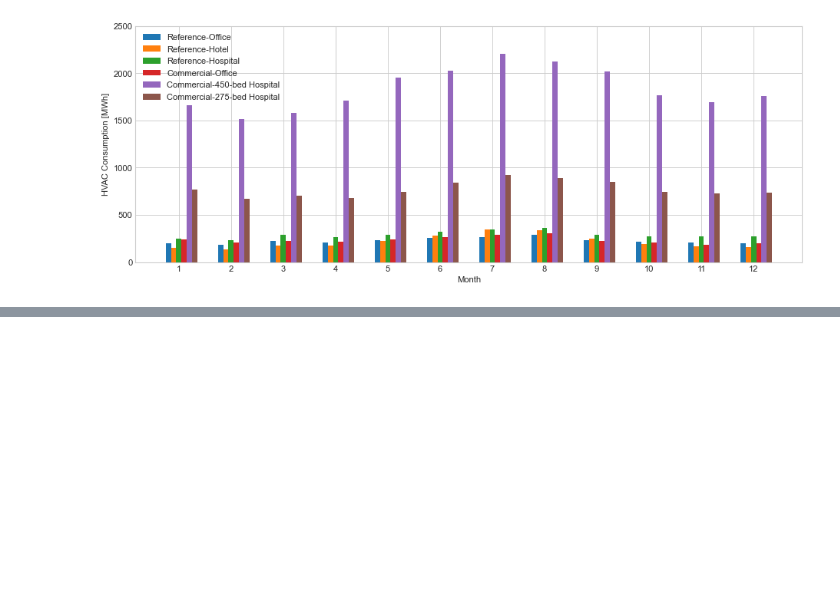
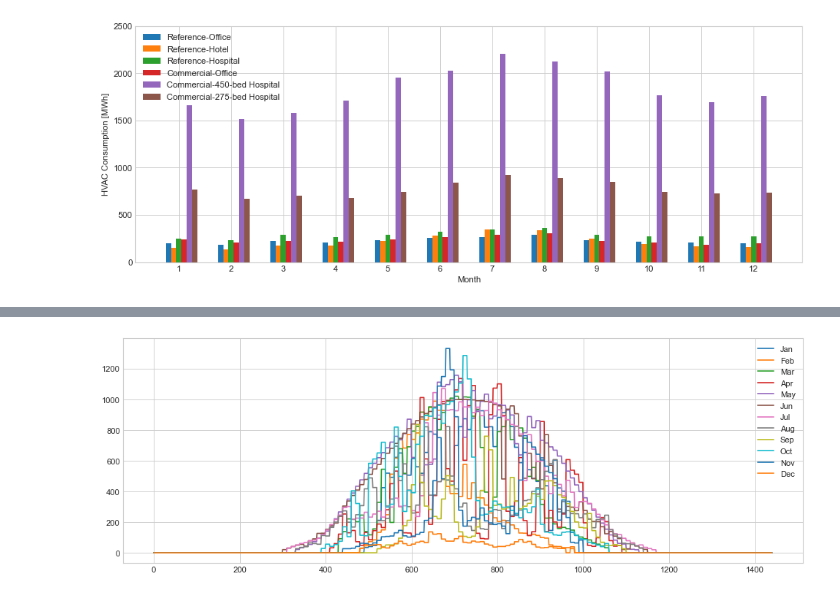
Before and after one commit to idloea/extended-open, a Jupyter notebook: notebooks/20230703-090301/analysis.ipynb, the cells around one changed output, grey strips where cells are left out. Drawn from its saved outputs; the diff is of its cells as text; code cells hidden in the pictures; blank space fills up the shorter version.

```diff
--- a/notebooks/20230703-090301/analysis.ipynb
+++ b/notebooks/20230703-090301/analysis.ipynb
@@ -844,0 +948,2 @@ for column in groupped_by_month_hvac_loads_df_in_megawatts.columns:
+# %%
+photovoltaic_generation_data_file_paths = [read_case_data_from_yaml_file(cases_file_path=cases_file_path, file_name=yaml_file)['photovoltaic_generation_data_file_path'] for yaml_file in yaml_files]
@@ -844,0 +965,12 @@ for column in groupped_by_month_hvac_loads_df_in_megawatts.columns:
+# %%
+project_path = 'C:/python/personal/my-open'
+photovoltaic_profile = []
+for photovoltaic_generation_data_file_path in photovoltaic_generation_data_file_paths:
+    photoltaic_values = pd.read_csv(f'{project_path}/{photovoltaic_generation_data_file_path}', index_col=0, parse_dates=True)
+    photovoltaic_profile.append(photoltaic_values)
+# %%
+photovoltaic_profile_df = pd.concat(photovoltaic_profile, axis=1)
+# %%
+months = ['Jan', 'Feb', 'Mar', 'Apr', 'May', 'Jun', 'Jul', 'Aug', 'Sep', 'Oct', 'Nov', 'Dec']
+for column_index in np.arange(0, len(photovoltaic_profile_df.columns)):
+    photovoltaic_profile_df.columns.values[column_index] = months[column_index]
@@ -844,0 +993,7 @@ for column in groupped_by_month_hvac_loads_df_in_megawatts.columns:
+# %%
+figure = plt.figure(num=None, figsize=(15, 5), dpi=80, facecolor='w', edgecolor='k')
+for column in photovoltaic_profile_df.columns:
+    plt.plot(photovoltaic_profile_df[column], label=column)
+    plt.legend()
+# %% [output]
+[figure, added]
```
Also changed, not shown: parts of 20 cells of this notebook.
